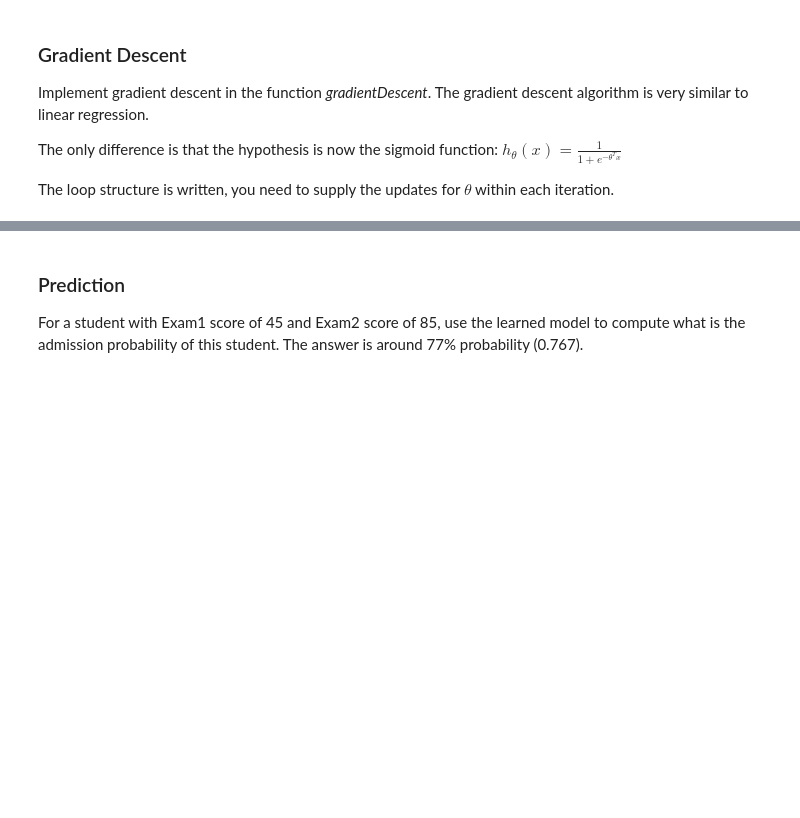
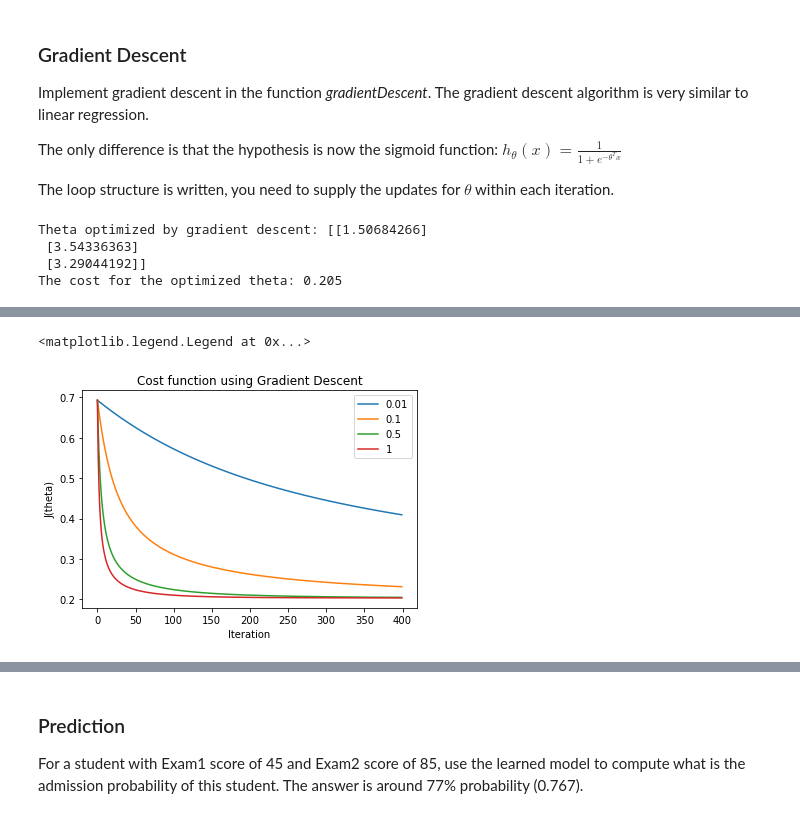
Before and after one commit to TomeCarvalho/TAA_97939, a Jupyter notebook: Class3/LogisticRegression/ML_LogReg.ipynb, the cells around one changed output, grey strips where cells are left out. Drawn from its saved outputs; the diff is of its cells as text; code cells hidden in the pictures; blank space fills up the shorter version.

```diff
--- a/Class3/LogisticRegression/ML_LogReg.ipynb
+++ b/Class3/LogisticRegression/ML_LogReg.ipynb
@@ -106,10 +131,9 @@ def featureNormalization(X):
     Take in numpy array of X values and return normalize X values,
     the mean and standard deviation of each feature
     """
-    mean= ?
-    std= ?
+    mean = np.mean(X, axis=0)
+    std = np.std(X, axis=0)
+    X_norm = (X - mean) / std
 
-    X_norm =?
-
-    return X_norm , mean , std
+    return X_norm, mean, std
 # %%
@@ -138,31 +166,36 @@ The only difference is that the hypothesis is now the sigmoid function:  $h_{\th
 
 The loop structure is written, you need to supply the updates for $\theta$  within each iteration.
 # %%
-def gradientDescent(X,y,theta,alpha,num_iters):
+def gradientDescent(X, y, theta, alpha, num_iters):
     """
     Take in numpy array X, y and theta and update theta by taking num_iters gradient steps
     with learning rate of alpha
 
     return theta and the list of the cost of theta during each iteration
     """
-    #number of training examples
-    m=len(y)
-    J_history =[]
+    # number of training examples
+    m = len(y)
+    J_history = []
 
     for i in range(num_iters):
-        cost, grad = ?
-        theta = ?
+        cost, grad = costFunction(theta, X, y)
+        theta = theta - alpha * grad
         J_history.append(cost)
 
-    return theta , J_history
+    return theta, J_history
 # %%
 # Run gradientDescent with learning rate 0.5 and 400 iterations.
 
-theta , J_history = ?
+theta, J_history = gradientDescent(X, y, initial_theta, .5, 400)
 
-print("Theta optimized by gradient descent:",theta)
+print("Theta optimized by gradient descent:", theta)
 
-print("The cost for the optimized theta:",round(J_history[-1],3))  #ANSWER: The cost for the optimized theta: 0.205
+print("The cost for the optimized theta:", round(J_history[-1], 3))  #ANSWER: The cost for the optimized theta: 0.205
+# %% [output]
+Theta optimized by gradient descent: [[1.50684266]
+ [3.54336363]
+ [3.29044192]]
+The cost for the optimized theta: 0.205
 # %% [markdown]
 ### Plot the Cost Function
 Choose 400 iterations. Try different values of the learning  rate = [0.01, 0.1, 0.5, 1]
@@ -171,9 +204,18 @@ and get plots similar to Fig. 2.
 <img src="images/f6.png" style="width:350px;height:250px;">
 <caption><center> **Fig. 2** : **Cost function evolution for varying learning rates ** </center></caption>
 # %%
-lr=[0.01, 0.1, 0.5, 1]
+lr = [0.01, 0.1, 0.5, 1]
 for i in lr:
-    ?
+    theta, hist = gradientDescent(X, y, initial_theta, i, 400)
+    plt.plot(hist, label=i)
+
+plt.xlabel("Iteration")
+plt.ylabel("J(theta)")
+plt.title("Cost function using Gradient Descent")
+plt.legend()
+# %% [output]
+<matplotlib.legend.Legend at 0x...>
+[figure, added]
 # %% [markdown]
 ### Plotting the decision boundary
 
```
Also changed, not shown: parts of 13 cells of this notebook.
